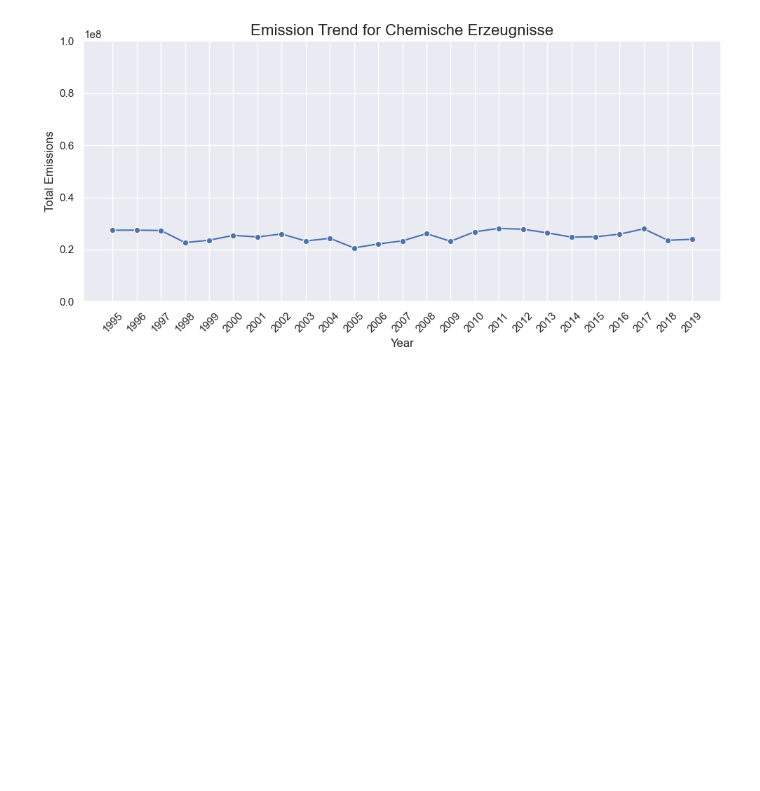
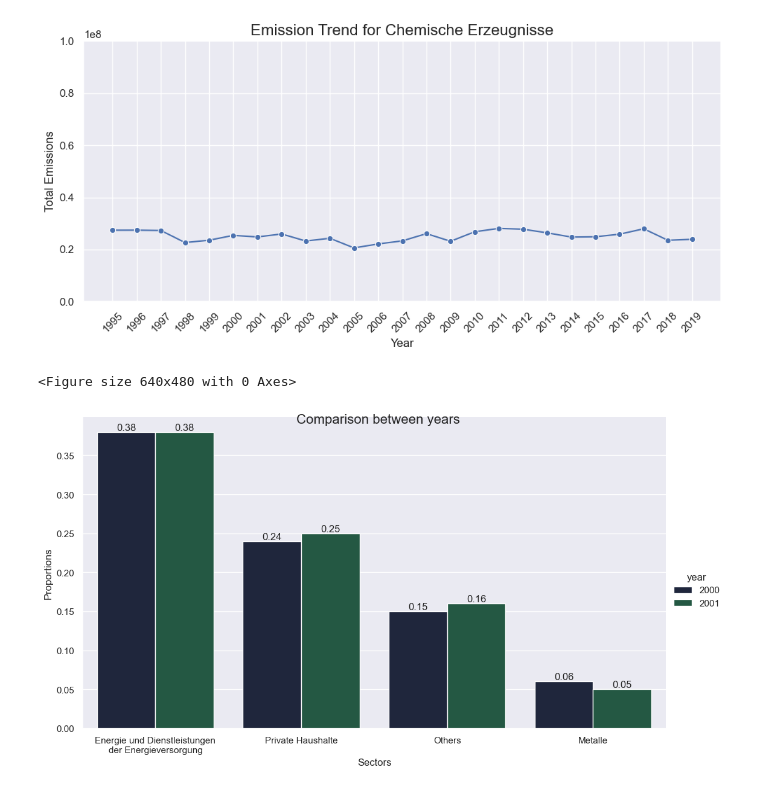
Before and after one commit to AyseAsude/FAU-MADE, a Jupyter notebook: project/analysis.ipynb, the cells around one changed output. Saved outputs shown, nothing was run; the diff lists cells and outputs as text; code cells hidden in the pictures; blank space fills up the shorter version.

Commit message:
added comparison between two years

```diff
--- a/project/analysis.ipynb
+++ b/project/analysis.ipynb
@@ -115,3 +83,38 @@ def compare_two_years_by_sector(df_1, df_2, year_1, year_2, sector_name):
+# %%
+def get_proportions_for_year(df_dict, year):
+    df = df_dict[year].set_index('economic_sector')
+    return df.reindex(sectors)['proportions']
+
+def compare_two_years_by_sector(year_dict, year_1, year_2, sectors=["Energie und Dienstleistungen der Energieversorgung", "Private Haushalte", "Others", "Metalle"]):
+    comparison_df = pd.DataFrame(index=sectors)
+    year_1995 = year_dict[year_1].loc[year_dict[year_1]["economic_sector"].isin(sectors), "proportions"]
+    year_2019 = year_dict[year_2].loc[year_dict[year_2]["economic_sector"].isin(sectors), "proportions"]
+    comparison_df[year_1] = get_proportions_for_year(year_dict, year_1)
+    comparison_df[year_2] = get_proportions_for_year(year_dict, year_2)
+    comparison_df.reset_index(inplace=True)
+    comparison_df.rename(columns={'index': 'economic_sectors'}, inplace=True)
+    comparison_long_df = pd.melt(comparison_df, id_vars=['economic_sectors'], var_name='year', value_name='proportions')
+
+
+    sns.set_style("darkgrid")
+    palette = sns.color_palette("cubehelix")
+    plt.tight_layout()
+    catp = sns.catplot(data=comparison_long_df, kind="bar", x="economic_sectors", y="proportions", hue="year",
+                    height=6, aspect=16/9, palette=palette)
+
+    catp.set_axis_labels("Sectors", "Proportions", fontsize=12)
+    catp.fig.suptitle("Comparison between years", fontsize=16)
+    catp.set_titles("{col_name}")
+
+    for ax in catp.axes.ravel():
+            labels = ax.get_xticklabels()
+            for v in labels:
+                text = v.get_text()
+                text = '\n'.join(wrap(text, 30))
+                v.set_text(text)
+            ax.set_xticklabels(labels)
+            for c in ax.containers:
+                ax.bar_label(c, label_type='edge')
 # %%
 year_dict = {}
 for i in range(1995, 2020):
@@ -156,3 +159,8 @@ freight_comparison = visualize_trend(year_dict, "Chemische Erzeugnisse", limit=1
 [figure]
 [figure]
 [figure]
+# %%
+compare_two_years_by_sector(year_dict, 2000, 2001)
+# %% [output]
+<Figure size 640x480 with 0 Axes>
+[figure, added]
```
Also changed, not shown: parts of 4 cells of this notebook.
